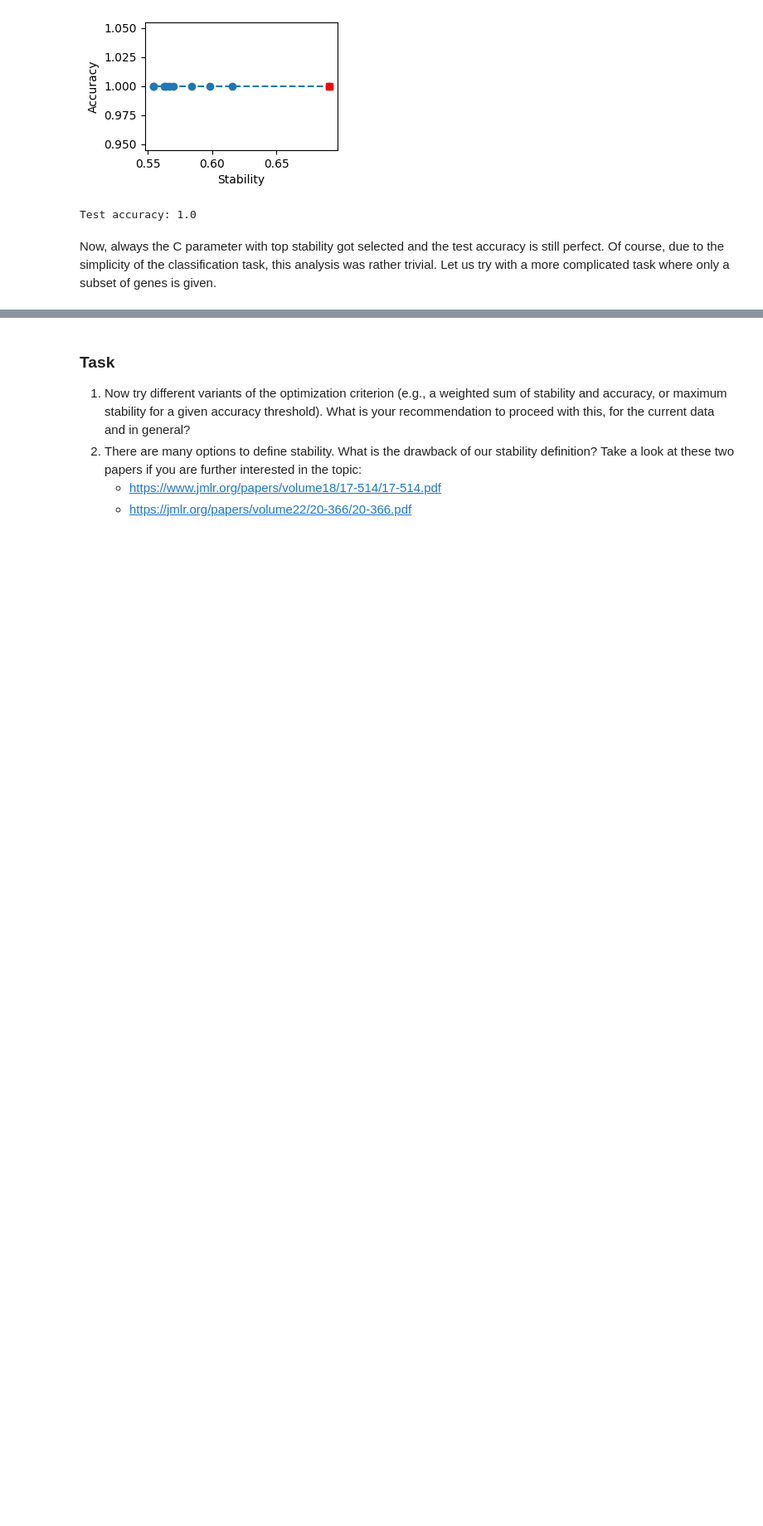
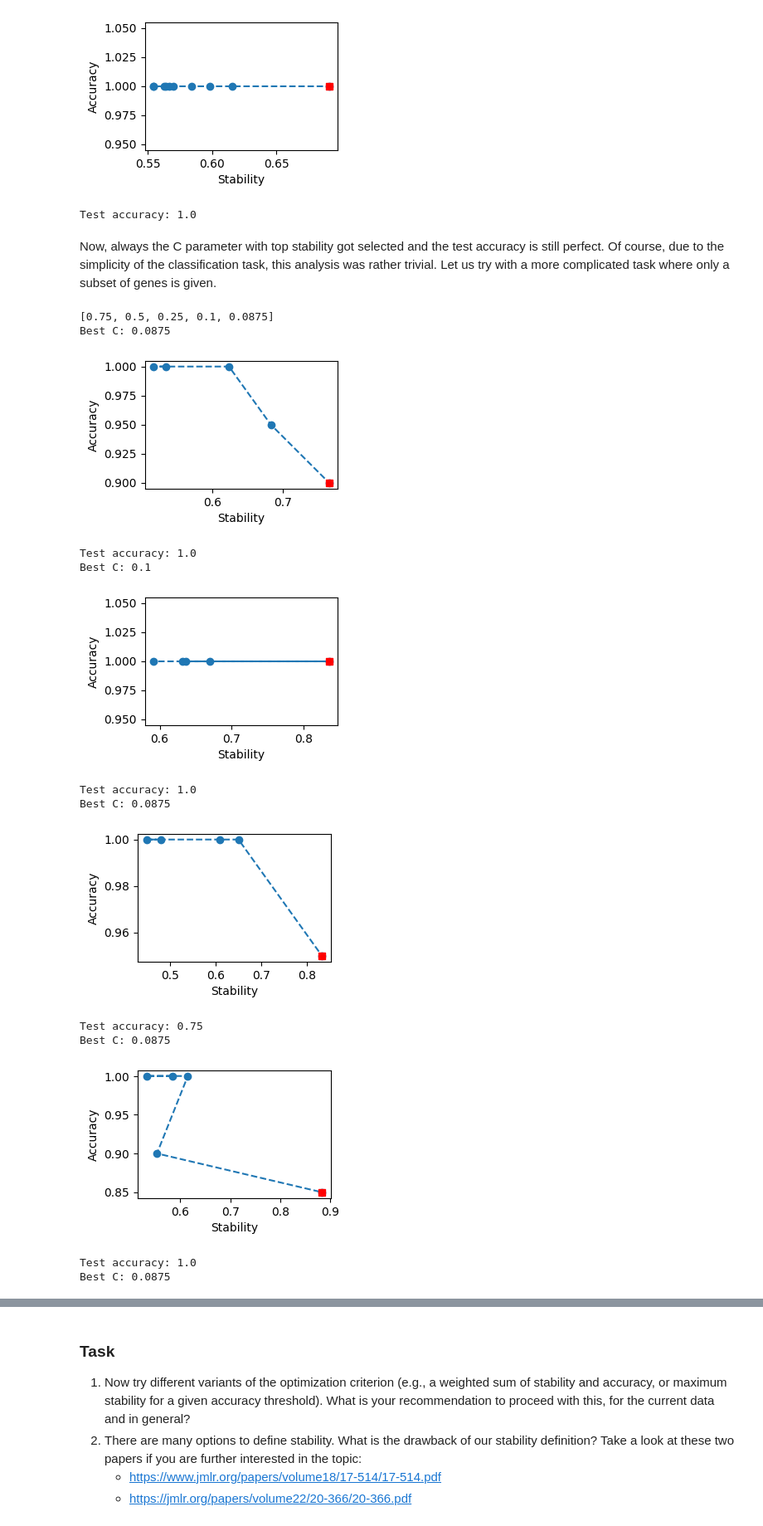
Before and after one commit to HelmholtzAI-Consultants-Munich/DimRed-Course, a Jupyter notebook: notebooks/5_stability_optimization.ipynb, the cells around one changed output, grey strips where cells are left out. Shown: that part at 83% size. Drawn from its saved outputs; the diff is of its cells as text; code cells hidden in the pictures; blank space fills up the shorter version.

```diff
--- a/notebooks/5_stability_optimization.ipynb
+++ b/notebooks/5_stability_optimization.ipynb
@@ -121,7 +135,35 @@ Test accuracy: 1.0
 Test accuracy: 1.0
 # %% [markdown]
 Now, always the C parameter with top stability got selected and the test accuracy is still perfect. Of course, due to the simplicity of the classification task, this analysis was rather trivial. Let us try with a more complicated task where only a subset of genes is given.
+# %%
+data_original = data_with_labels.drop(columns = labels, axis = 1)
+def extract_part(x, part, spl='.'):
+    s = [elem.split(spl) for elem in x]
+    return [elem[part] for elem in s]
+df = pd.DataFrame(data_original)
+df.columns = extract_part(data_original.columns, part=0)
+rd = pd.read_csv("../data/goslim_to_genes.txt", header=0, delimiter='\t')
+
+def get_data(go):
+    w = rd[rd['GO term']==go].index[0]
+    s = rd.iloc[w, 1].split(',')
+    dat1raw = df.loc[:, df.columns.intersection(s)]
+    return(dat1raw)
 # %%
-# Still to do
-#data_original = data_original[:,range(100)]
-#optimize_C(do_selection = lambda a, b : np.argmax(a+b), C_values=[1.0, 0.75, 0.5, 0.25, 0.1])
+data_original = get_data("GO:0006412").to_numpy()
+optimize_C(do_selection = lambda a, b : np.argmax(a+b), C_values=[0.75, 0.5, 0.25, 0.1, 0.0875])
+# %% [output]
+[0.75, 0.5, 0.25, 0.1, 0.0875]
+Best C: 0.0875
+[figure, added]
+Test accuracy: 1.0
+Best C: 0.1
+[figure, added]
+Test accuracy: 1.0
+Best C: 0.0875
+[figure, added]
+Test accuracy: 0.75
+Best C: 0.0875
+[figure, added]
+Test accuracy: 1.0
+Best C: 0.0875
```
Also changed, not shown: parts of 5 cells of this notebook.
